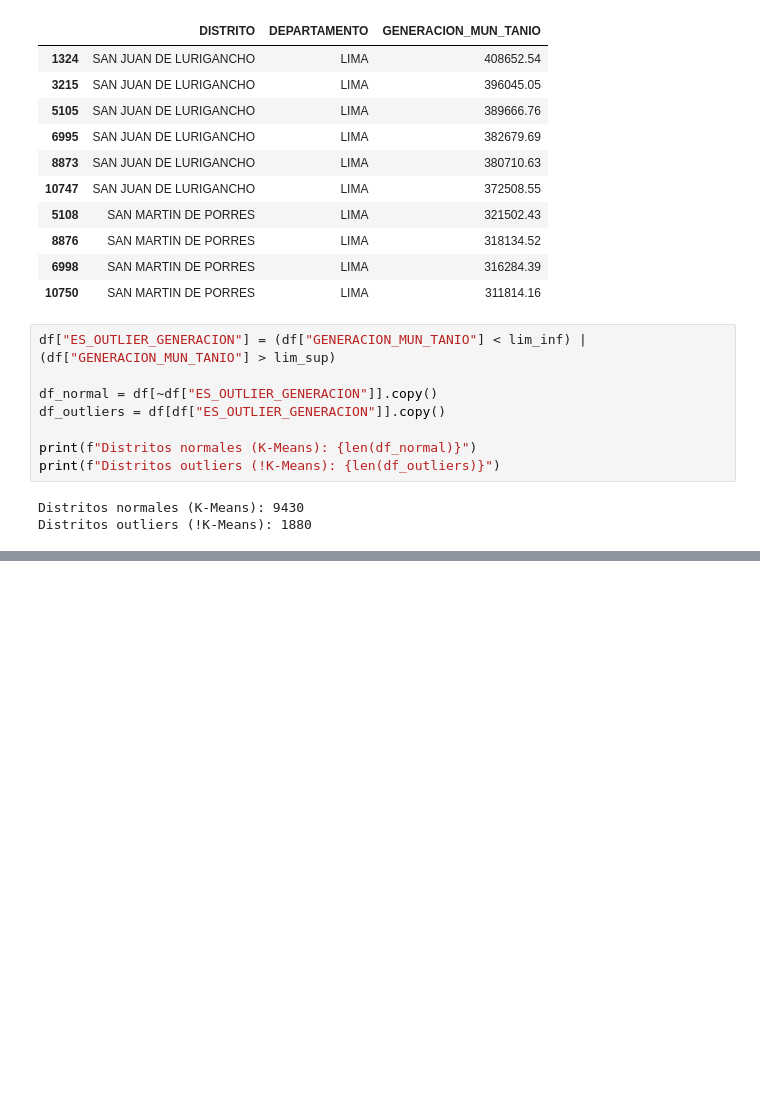
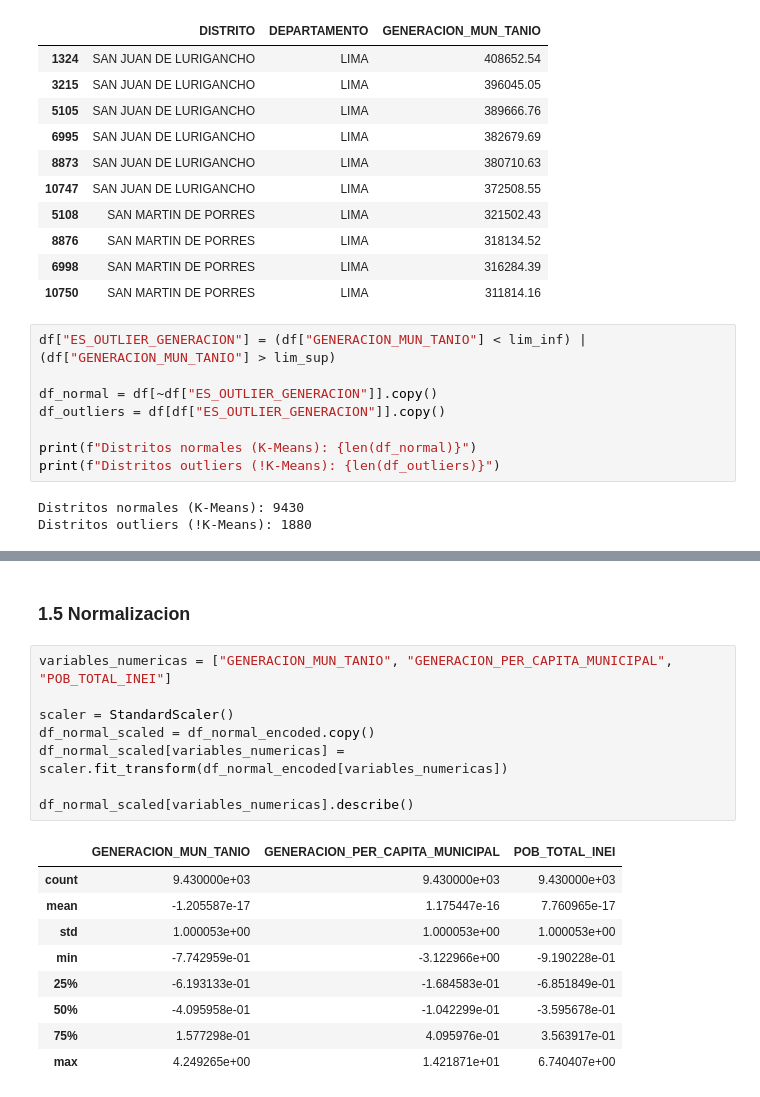
Before and after one commit to daJackLy/agente_residuos, a Jupyter notebook: agente_residuos.ipynb, the cells around one changed output, grey strips where cells are left out. Cells and saved outputs as stored; diff of their text form; blank space fills up the shorter version.

```diff
--- a/agente_residuos.ipynb
+++ b/agente_residuos.ipynb
@@ -100,0 +131,20 @@ Distritos outliers (!K-Means): 1880
+# %% [markdown]
+### 1.5 Normalizacion
+# %%
+variables_numericas = ["GENERACION_MUN_TANIO", "GENERACION_PER_CAPITA_MUNICIPAL", "POB_TOTAL_INEI"]
+
+scaler = StandardScaler()
+df_normal_scaled = df_normal_encoded.copy()
+df_normal_scaled[variables_numericas] = scaler.fit_transform(df_normal_encoded[variables_numericas])
+
+df_normal_scaled[variables_numericas].describe()
+# %% [output]
+|  | GENERACION_MUN_TANIO | GENERACION_PER_CAPITA_MUNICIPAL | POB_TOTAL_INEI |
+| count | 9.430000e+03 | 9.430000e+03 | 9.430000e+03 |
+| mean | -1.205587e-17 | 1.175447e-16 | 7.760965e-17 |
+| std | 1.000053e+00 | 1.000053e+00 | 1.000053e+00 |
+| min | -7.742959e-01 | -3.122966e+00 | -9.190228e-01 |
+| 25% | -6.193133e-01 | -1.684583e-01 | -6.851849e-01 |
+| 50% | -4.095958e-01 | -1.042299e-01 | -3.595678e-01 |
+| 75% | 1.577298e-01 | 4.095976e-01 | 3.563917e-01 |
+| max | 4.249265e+00 | 1.421871e+01 | 6.740407e+00 |
```
Also changed, not shown: parts of 6 cells of this notebook.
